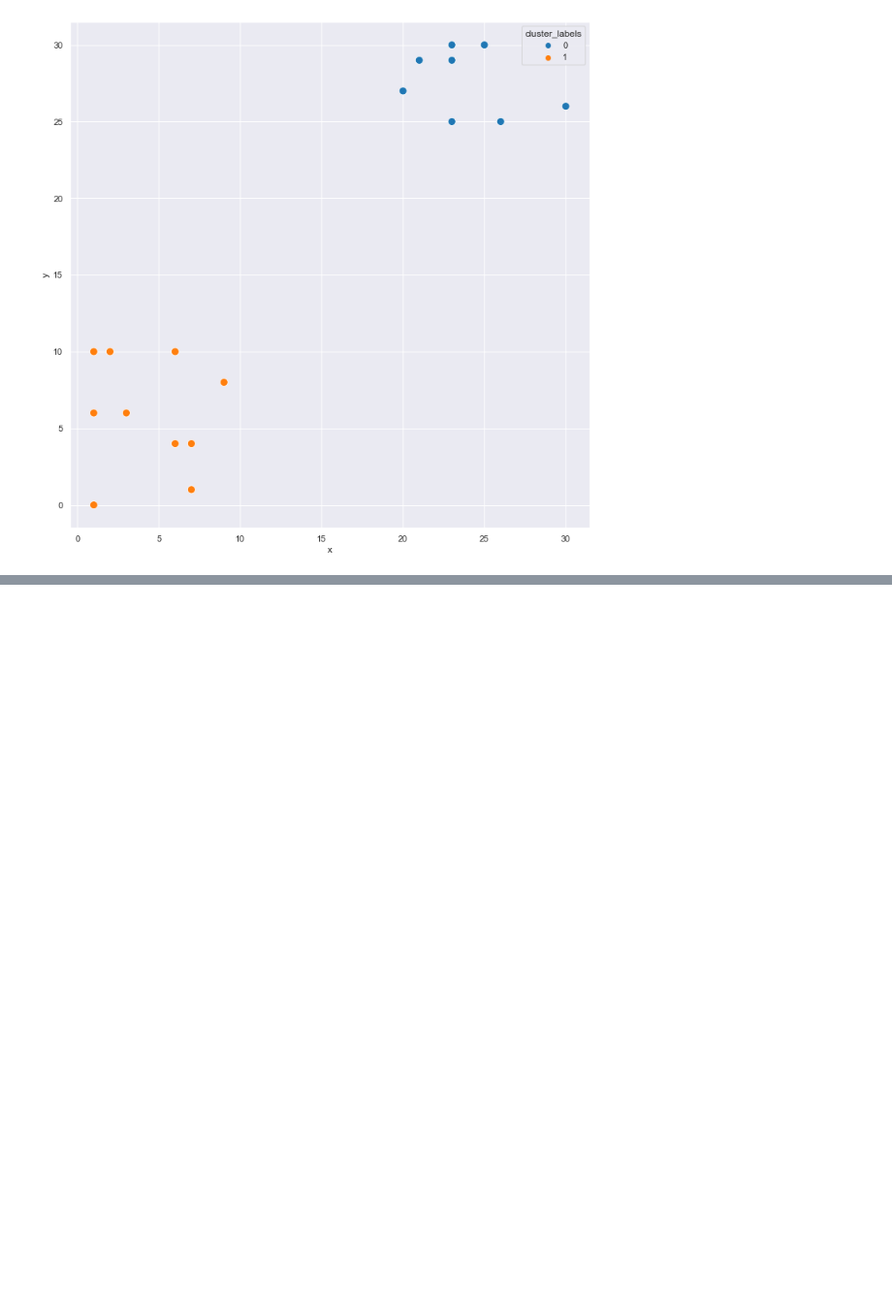
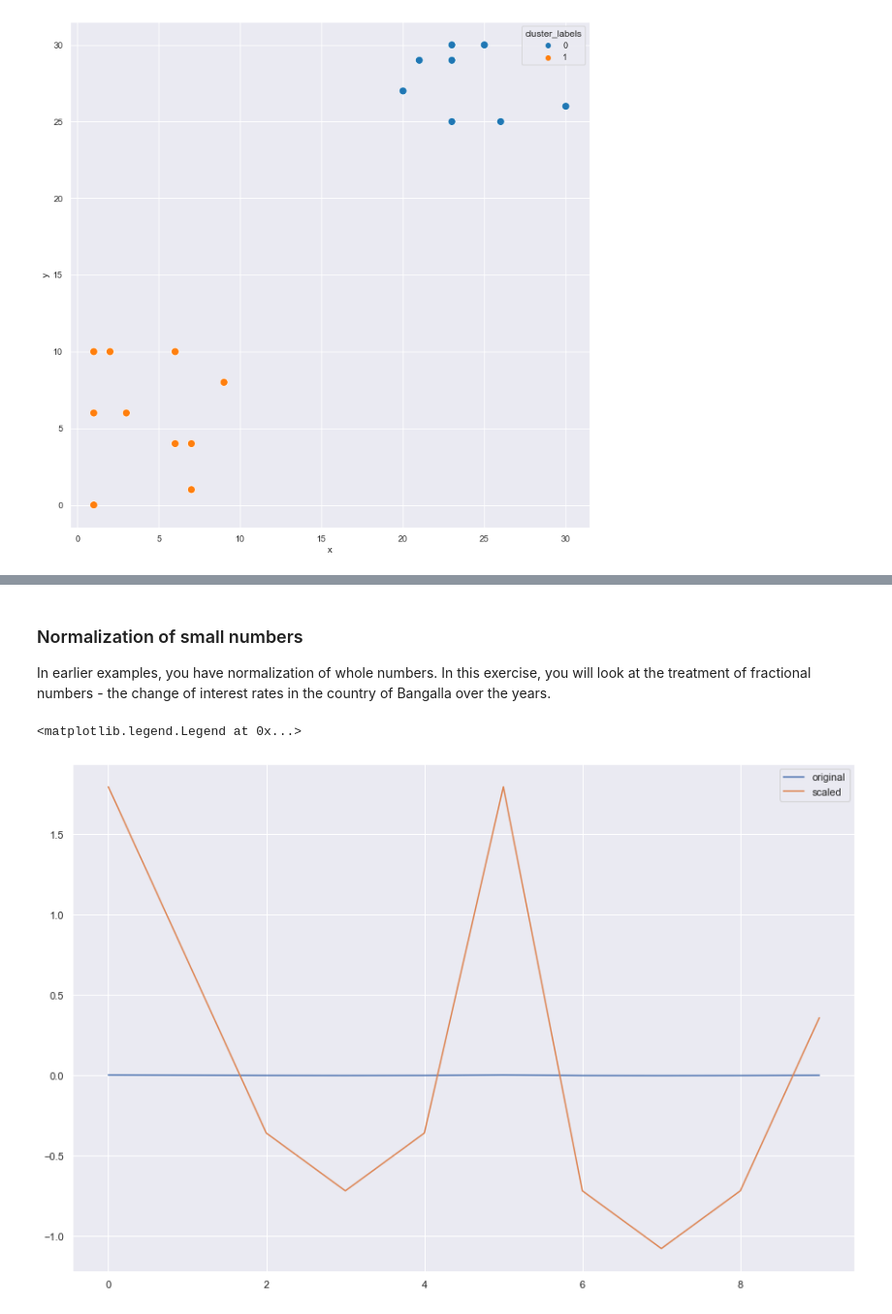
Before and after one commit to kipmadden/Cluster-Analysis-in-Python, a Jupyter notebook: SciPy Clustering Basics.ipynb, the cells around one changed output, grey strips where cells are left out. Shown: that part at 97% size. Saved outputs shown, nothing was run; the diff lists cells and outputs as text; code cells hidden in the pictures; blank space fills up the shorter version.

```diff
--- a/SciPy Clustering Basics.ipynb
+++ b/SciPy Clustering Basics.ipynb
@@ -93,0 +130,18 @@ sns.scatterplot(x='x', y='y', hue='cluster_labels', data=df, s=100,  palette='ta
+# %% [markdown]
+### Normalization of small numbers
+In earlier examples, you have normalization of whole numbers. In this exercise, you will look at the treatment of fractional numbers - the change of interest rates in the country of Bangalla over the years.
+# %%
+# Prepare data
+rate_cuts = [0.0025, 0.001, -0.0005, -0.001, -0.0005, 0.0025, -0.001, -0.0015, -0.001, 0.0005]
+# %%
+# use the whiten() to standardize the data
+scaled_data = whiten(rate_cuts)
+# %%
+# Plot the data
+fig, ax = plt.subplots(figsize=(15,10))
+plt.plot(rate_cuts, label='original')
+plt.plot(scaled_data, label='scaled')
+plt.legend()
+# %% [output]
+<matplotlib.legend.Legend at 0x...>
+[figure, added]
```
Also changed, not shown: parts of 13 cells of this notebook, 3 other files.
